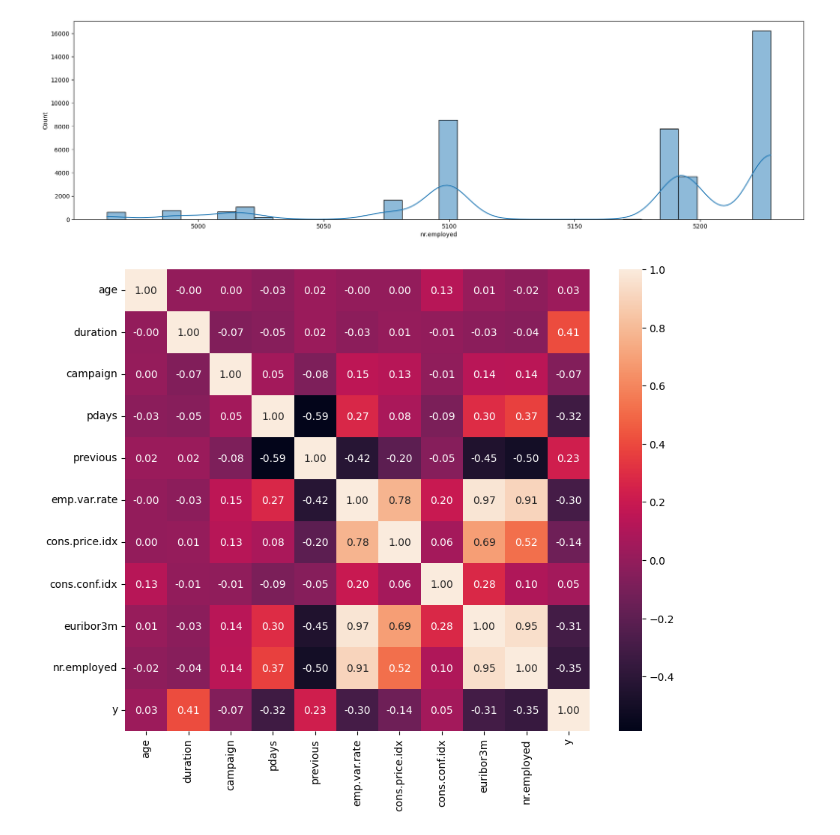
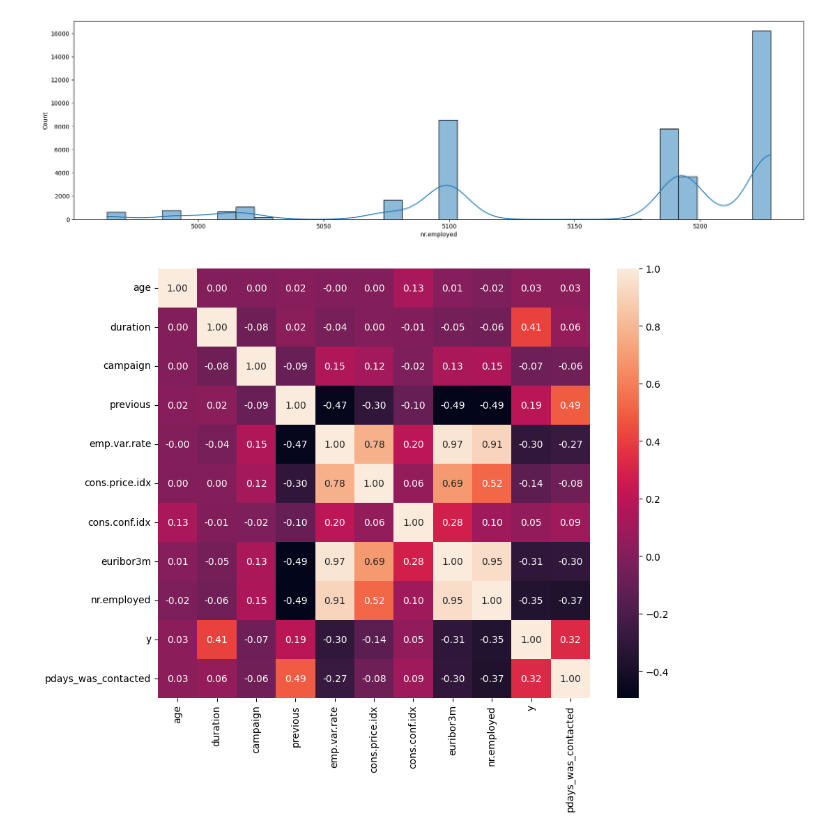
Before and after one commit to Egor1077/Works, a Jupyter notebook: Bank marketing campaign/Analysis.ipynb, the cells around one changed output. Saved outputs shown, nothing was run; the diff lists cells and outputs as text; code cells hidden in the pictures.

```diff
--- a/Bank marketing campaign/Analysis.ipynb
+++ b/Bank marketing campaign/Analysis.ipynb
@@ -148,3 +238,9 @@ sns.histplot(df['duration'], kde=True, bins=100)
 plt.show()
 # %% [output]
 [figure]
+# %%
+df['duration'] = df['duration'].clip(upper=df['duration'].quantile(0.95))
+
+plt.figure(figsize=(22, 6))
+sns.histplot(df['duration'], kde=True, bins=100)
+plt.show()
@@ -156,3 +260,9 @@ sns.countplot(x='campaign', data=df)
 plt.show()
 # %% [output]
 [figure]
+# %%
+df['campaign'] = df['campaign'].clip(upper=df['campaign'].quantile(0.95))
+
+plt.figure(figsize=(22, 6))
+sns.countplot(x='campaign', data=df)
+plt.show()
@@ -164,6 +276,9 @@ sns.countplot(x='pdays', data=df)
 plt.show()
 # %% [output]
 [figure]
+# %%
+df['pdays_was_contacted'] = (df['pdays'] != 999).astype(int)
+df.drop('pdays', axis=1, inplace=True)
 # %%
 #previous count plot
 
@@ -172,3 +287,9 @@ sns.countplot(x='previous', data=df)
 plt.show()
 # %% [output]
 [figure]
+# %%
+df['previous'] = df['previous'].clip(upper=df['previous'].quantile(0.95))
+
+plt.figure(figsize=(22, 6))
+sns.countplot(x='previous', data=df)
+plt.show()
@@ -222,9 +345,11 @@ plt.show()
 [figure]
 # %%
 #corr matrix only for numberical and y
+
+numerical_features = df.select_dtypes(include=['int64', 'float64']).columns.tolist()
 plt.figure(figsize=(10, 8))
-corr_matrix = df[numerical_features + ['y']].corr()
+corr_matrix = df[numerical_features].corr()
 sns.heatmap(corr_matrix, annot=True, fmt='.2f')
 plt.show()
 # %% [output]
-[figure, old version]
+[figure, new version]
```
Also changed, not shown: parts of 22 cells of this notebook, 4 other files.
